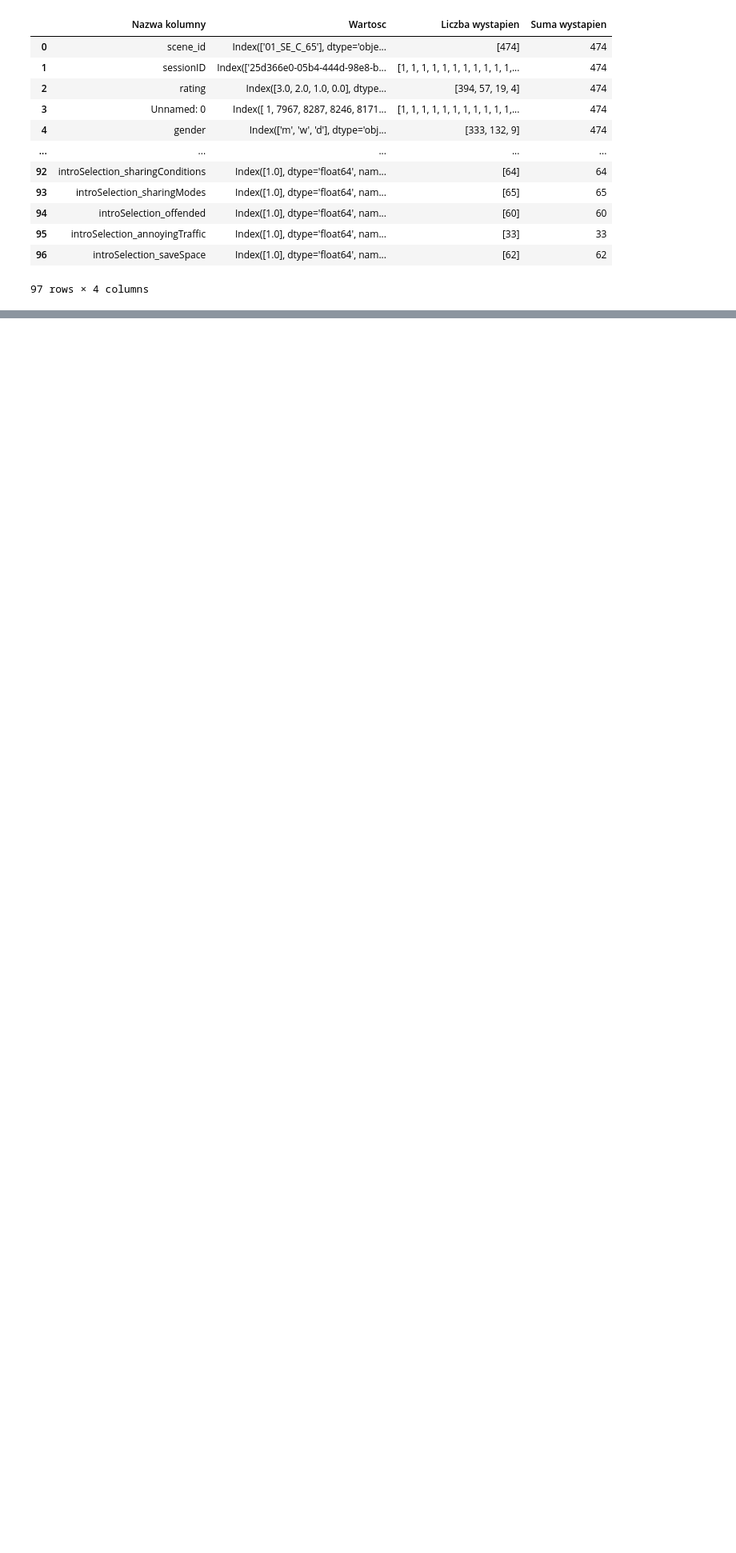
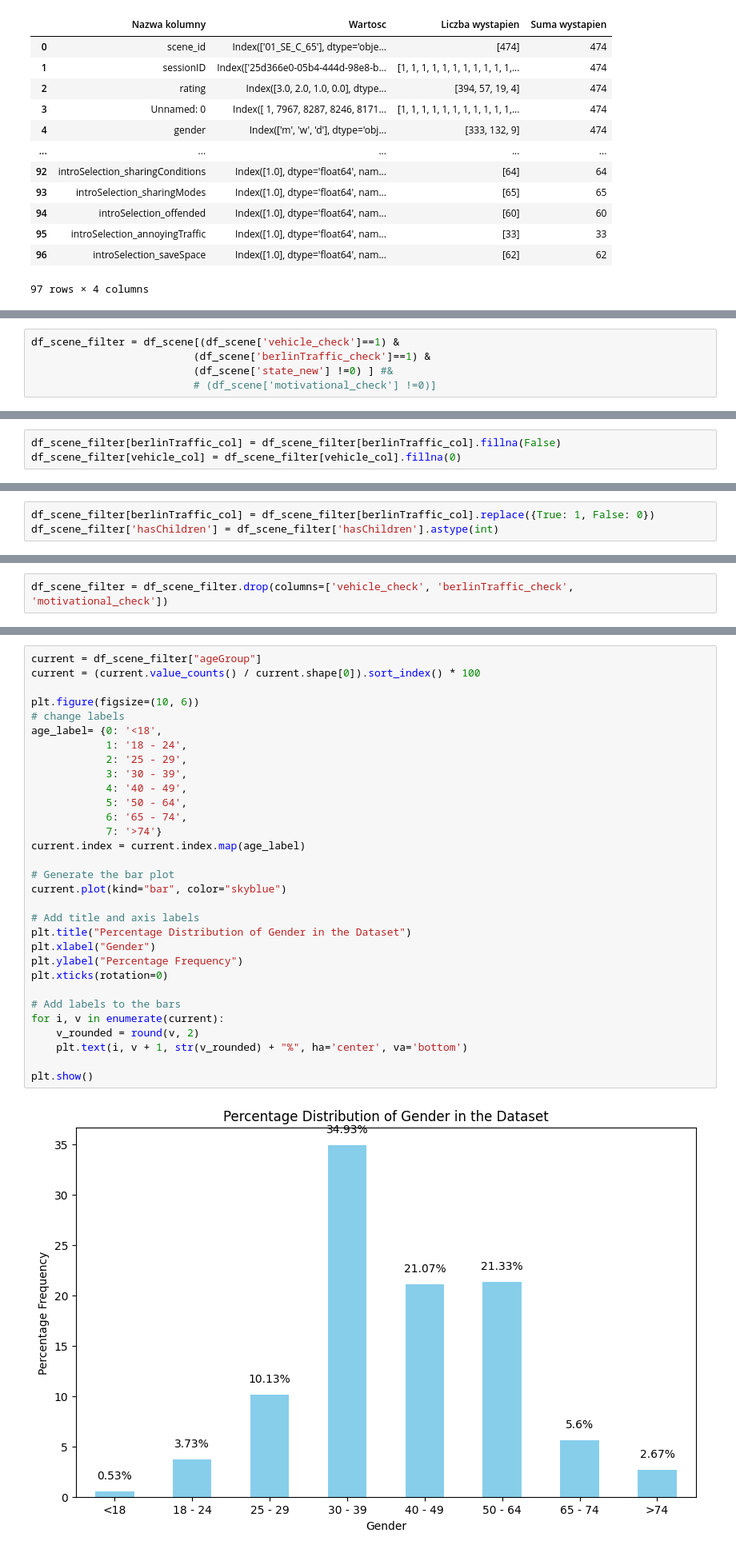
Before and after one commit to GregoryG3/Bike_project, a Jupyter notebook: Segmentation.ipynb, the cells around one changed output, grey strips where cells are left out. Shown at 80% size. Saved outputs shown, nothing was run; the diff lists cells and outputs as text; blank space fills up the shorter version.

```diff
--- a/Segmentation.ipynb
+++ b/Segmentation.ipynb
@@ -232,0 +202,5 @@ saveSpace: 4384
+# %%
+df_scene_filter = df_scene[(df_scene['vehicle_check']==1) &
+                          (df_scene['berlinTraffic_check']==1) &
+                          (df_scene['state_new'] !=0) ] #&
+                          # (df_scene['motivational_check'] !=0)]
@@ -232,0 +209,3 @@ saveSpace: 4384
+# %%
+df_scene_filter[berlinTraffic_col] = df_scene_filter[berlinTraffic_col].fillna(False)
+df_scene_filter[vehicle_col] = df_scene_filter[vehicle_col].fillna(0)
@@ -232,0 +225,3 @@ saveSpace: 4384
+# %%
+df_scene_filter[berlinTraffic_col] = df_scene_filter[berlinTraffic_col].replace({True: 1, False: 0})
+df_scene_filter['hasChildren'] = df_scene_filter['hasChildren'].astype(int)
@@ -232,0 +241,2 @@ saveSpace: 4384
+# %%
+df_scene_filter = df_scene_filter.drop(columns=['vehicle_check', 'berlinTraffic_check', 'motivational_check'])
@@ -232,0 +256,33 @@ saveSpace: 4384
+# %%
+current = df_scene_filter["ageGroup"]
+current = (current.value_counts() / current.shape[0]).sort_index() * 100
+
+plt.figure(figsize=(10, 6))
+# change labels
+age_label= {0: '<18',
+            1: '18 - 24',
+            2: '25 - 29',
+            3: '30 - 39',
+            4: '40 - 49',
+            5: '50 - 64',
+            6: '65 - 74',
+            7: '>74'}
+current.index = current.index.map(age_label)
+
+# Generate the bar plot
+current.plot(kind="bar", color="skyblue")
+
+# Add title and axis labels
+plt.title("Percentage Distribution of Gender in the Dataset")
+plt.xlabel("Gender")
+plt.ylabel("Percentage Frequency")
+plt.xticks(rotation=0)
+
+# Add labels to the bars
+for i, v in enumerate(current):
+    v_rounded = round(v, 2)
+    plt.text(i, v + 1, str(v_rounded) + "%", ha='center', va='bottom')
+
+plt.show()
+# %% [output]
+[figure, added]
```
Also changed, not shown: parts of 45 cells of this notebook.
